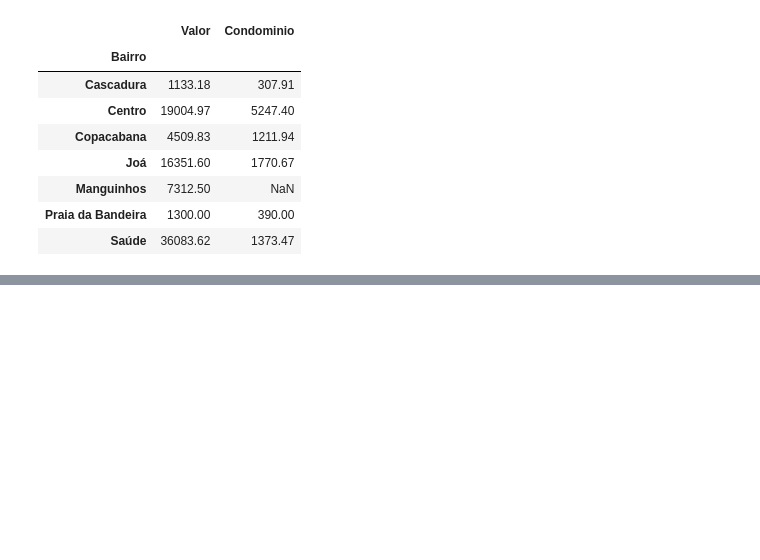
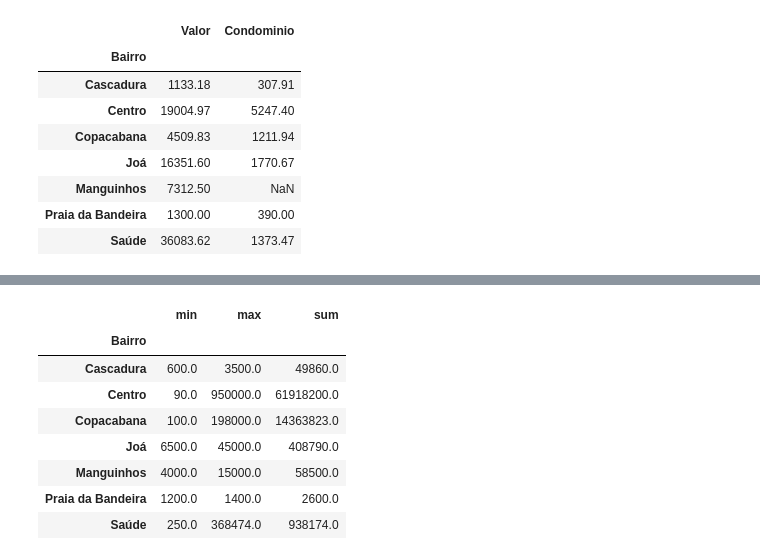
Before and after one commit to Jones51/Alura_CienciaDados, a Jupyter notebook: Pandas/Imoveis_residenciais05.ipynb, the cells around one changed output, grey strips where cells are left out. Saved outputs shown, nothing was run; the diff lists cells and outputs as text; code cells hidden in the pictures; blank space fills up the shorter version.

```diff
--- a/Pandas/Imoveis_residenciais05.ipynb
+++ b/Pandas/Imoveis_residenciais05.ipynb
@@ -78,0 +93,12 @@ grupo_bairro[['Valor', 'Condominio']].mean().round(2)
+# %%
+grupo_bairro['Valor'].aggregate(['min', 'max', 'sum'])
+# %% [output]
+|  | min | max | sum |
+| Bairro |  |  |  |
+| Cascadura | 600.0 | 3500.0 | 49860.0 |
+| Centro | 90.0 | 950000.0 | 61918200.0 |
+| Copacabana | 100.0 | 198000.0 | 14363823.0 |
+| Joá | 6500.0 | 45000.0 | 408790.0 |
+| Manguinhos | 4000.0 | 15000.0 | 58500.0 |
+| Praia da Bandeira | 1200.0 | 1400.0 | 2600.0 |
+| Saúde | 250.0 | 368474.0 | 938174.0 |
```
Also changed, not shown: parts of 5 cells of this notebook.
